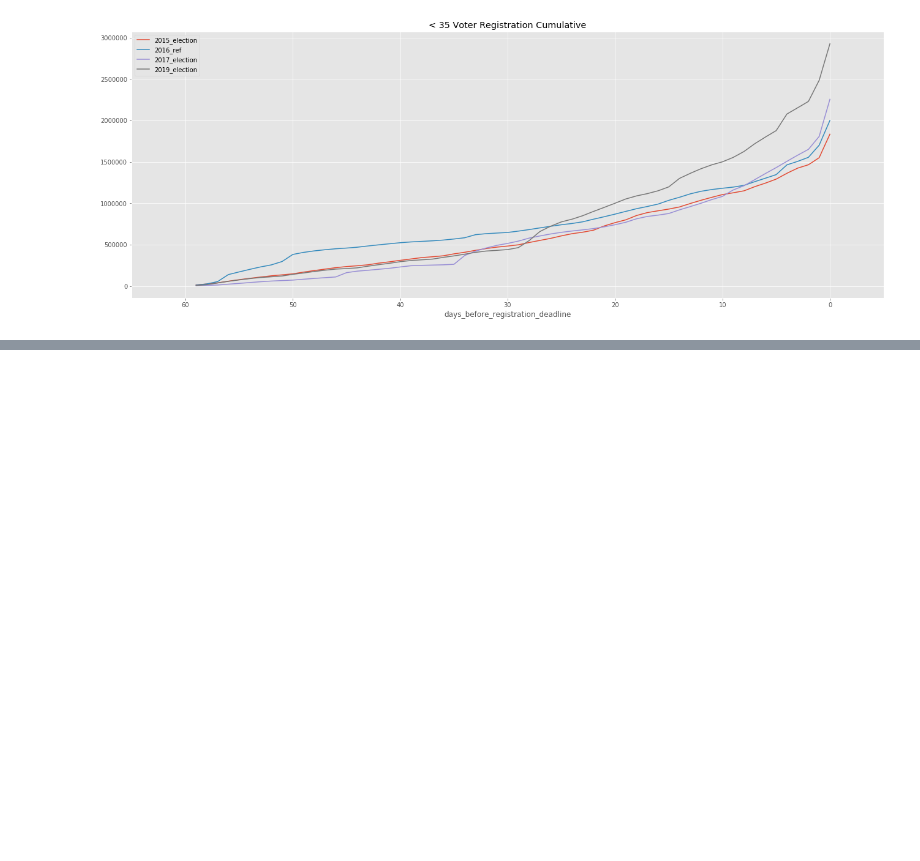
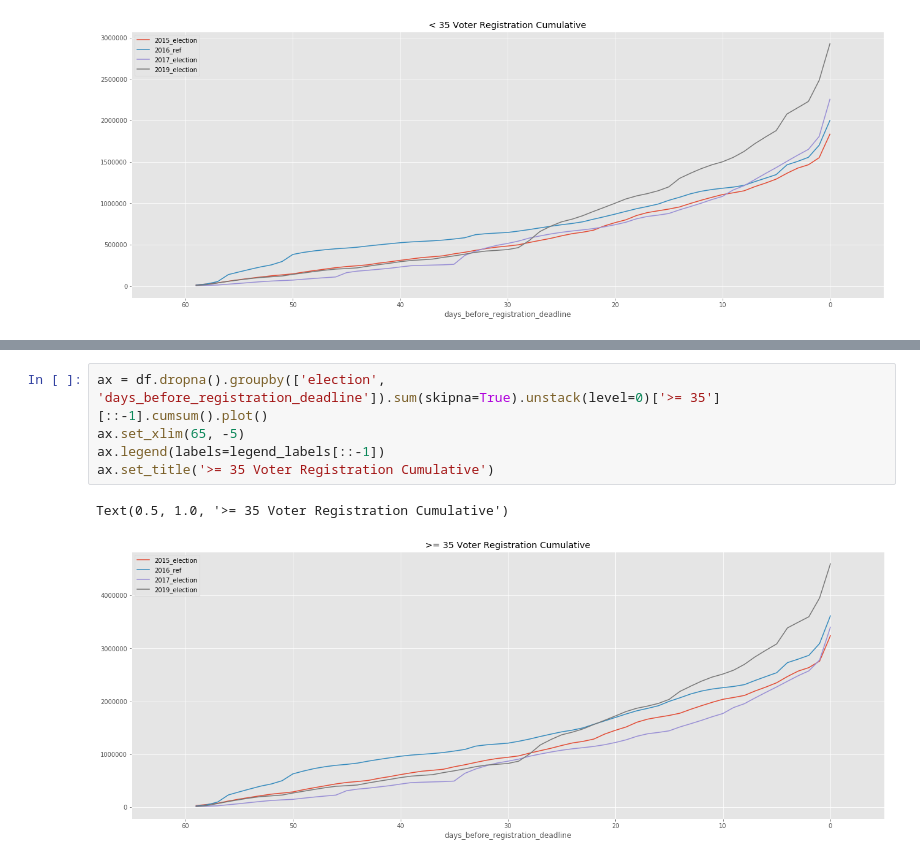
Before and after one commit to DBCerigo/talks-presentations, a Jupyter notebook: Voter Registration 2019.ipynb, the cells around one changed output, grey strips where cells are left out. Drawn from its saved outputs; the diff is of its cells as text; blank space fills up the shorter version.

```diff
--- a/Voter Registration 2019.ipynb
+++ b/Voter Registration 2019.ipynb
@@ -212,0 +225,8 @@ Text(0.5, 1.0, '< 35 Voter Registration Cumulative')
+# %%
+ax = df.dropna().groupby(['election', 'days_before_registration_deadline']).sum(skipna=True).unstack(level=0)['>= 35'][::-1].cumsum().plot()
+ax.set_xlim(65, -5)
+ax.legend(labels=legend_labels[::-1])
+ax.set_title('>= 35 Voter Registration Cumulative')
+# %% [output]
+Text(0.5, 1.0, '>= 35 Voter Registration Cumulative')
+[figure, added]
```
Also changed, not shown: parts of 11 cells of this notebook.
